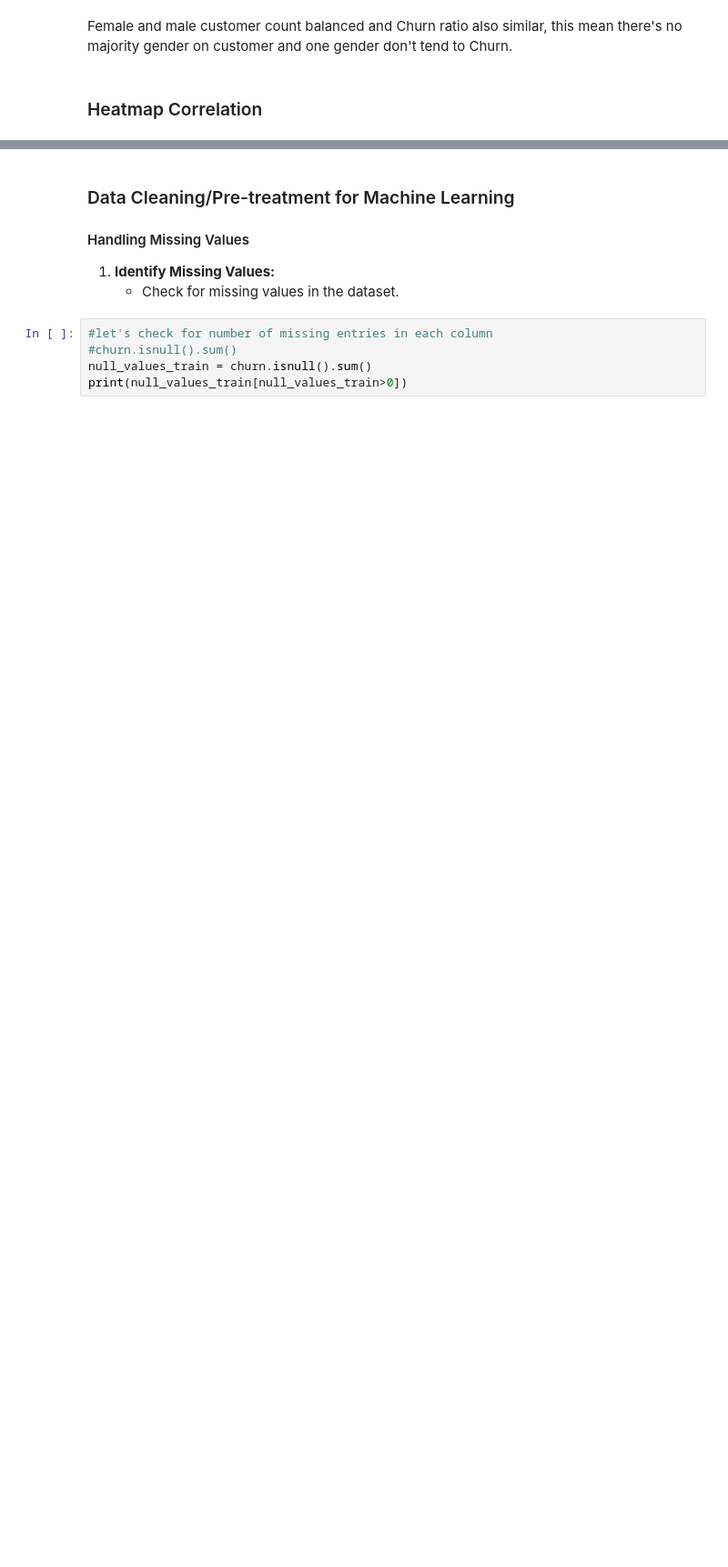
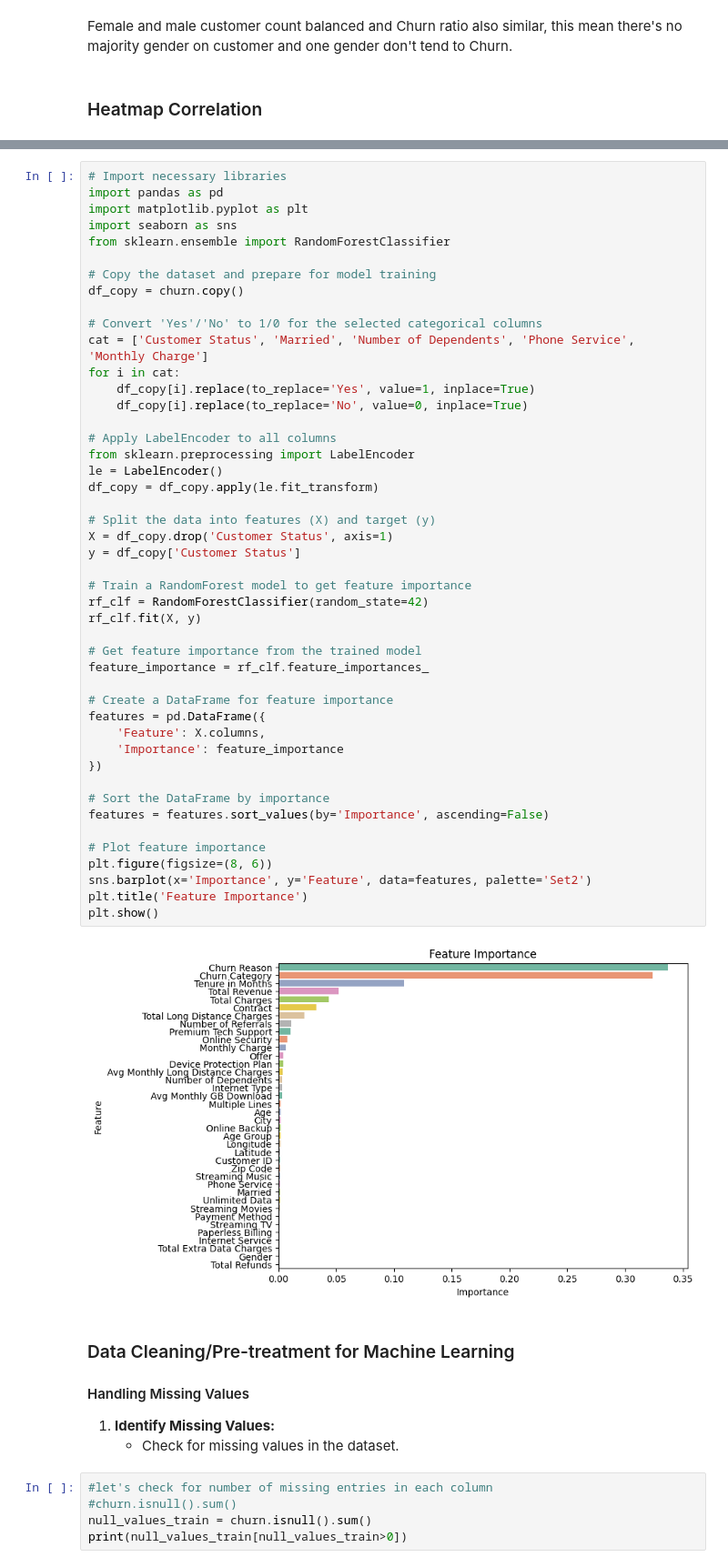
Before and after one commit to adeline-pepela/Customer_prediction_project, a Jupyter notebook: Adeline_Makokha_Term_Project.ipynb, the cells around one changed output, grey strips where cells are left out. Shown at 91% size. Cells and saved outputs as stored; diff of their text form; blank space fills up the shorter version.

```diff
--- a/Adeline_Makokha_Term_Project.ipynb
+++ b/Adeline_Makokha_Term_Project.ipynb
@@ -422,3 +440,51 @@ Name: Customer Status, dtype: float64
+# %%
+# Import necessary libraries
+import pandas as pd
+import matplotlib.pyplot as plt
+import seaborn as sns
+from sklearn.ensemble import RandomForestClassifier
+
+# Copy the dataset and prepare for model training
+df_copy = churn.copy()
+
+# Convert 'Yes'/'No' to 1/0 for the selected categorical columns
+cat = ['Customer Status', 'Married', 'Number of Dependents', 'Phone Service', 'Monthly Charge']
+for i in cat:
+    df_copy[i].replace(to_replace='Yes', value=1, inplace=True)
+    df_copy[i].replace(to_replace='No', value=0, inplace=True)
+
+# Apply LabelEncoder to all columns
+from sklearn.preprocessing import LabelEncoder
+le = LabelEncoder()
+df_copy = df_copy.apply(le.fit_transform)
+
+# Split the data into features (X) and target (y)
+X = df_copy.drop('Customer Status', axis=1)
+y = df_copy['Customer Status']
+
+# Train a RandomForest model to get feature importance
+rf_clf = RandomForestClassifier(random_state=42)
+rf_clf.fit(X, y)
+
+# Get feature importance from the trained model
+feature_importance = rf_clf.feature_importances_
+
+# Create a DataFrame for feature importance
+features = pd.DataFrame({
+    'Feature': X.columns,
+    'Importance': feature_importance
+})
+
+# Sort the DataFrame by importance
+features = features.sort_values(by='Importance', ascending=False)
+
+# Plot feature importance
+plt.figure(figsize=(8, 6))
+sns.barplot(x='Importance', y='Feature', data=features, palette='Set2')
+plt.title('Feature Importance')
+plt.show()
+# %% [output]
+[figure, added]
 # %% [markdown]
 ### Data Cleaning/Pre-treatment for Machine Learning
 #### Handling Missing Values
```
Also changed, not shown: parts of 28 cells of this notebook.
